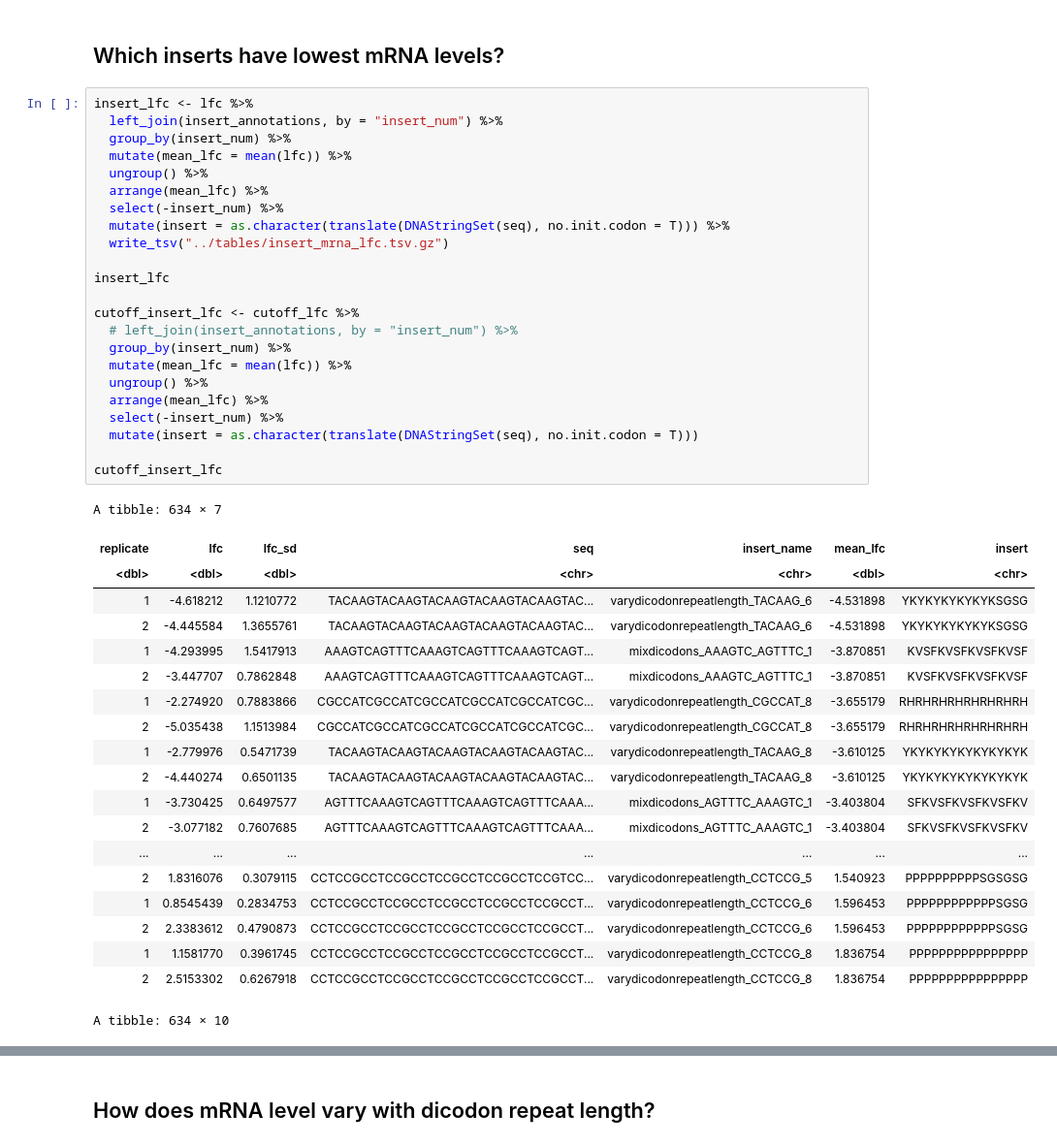
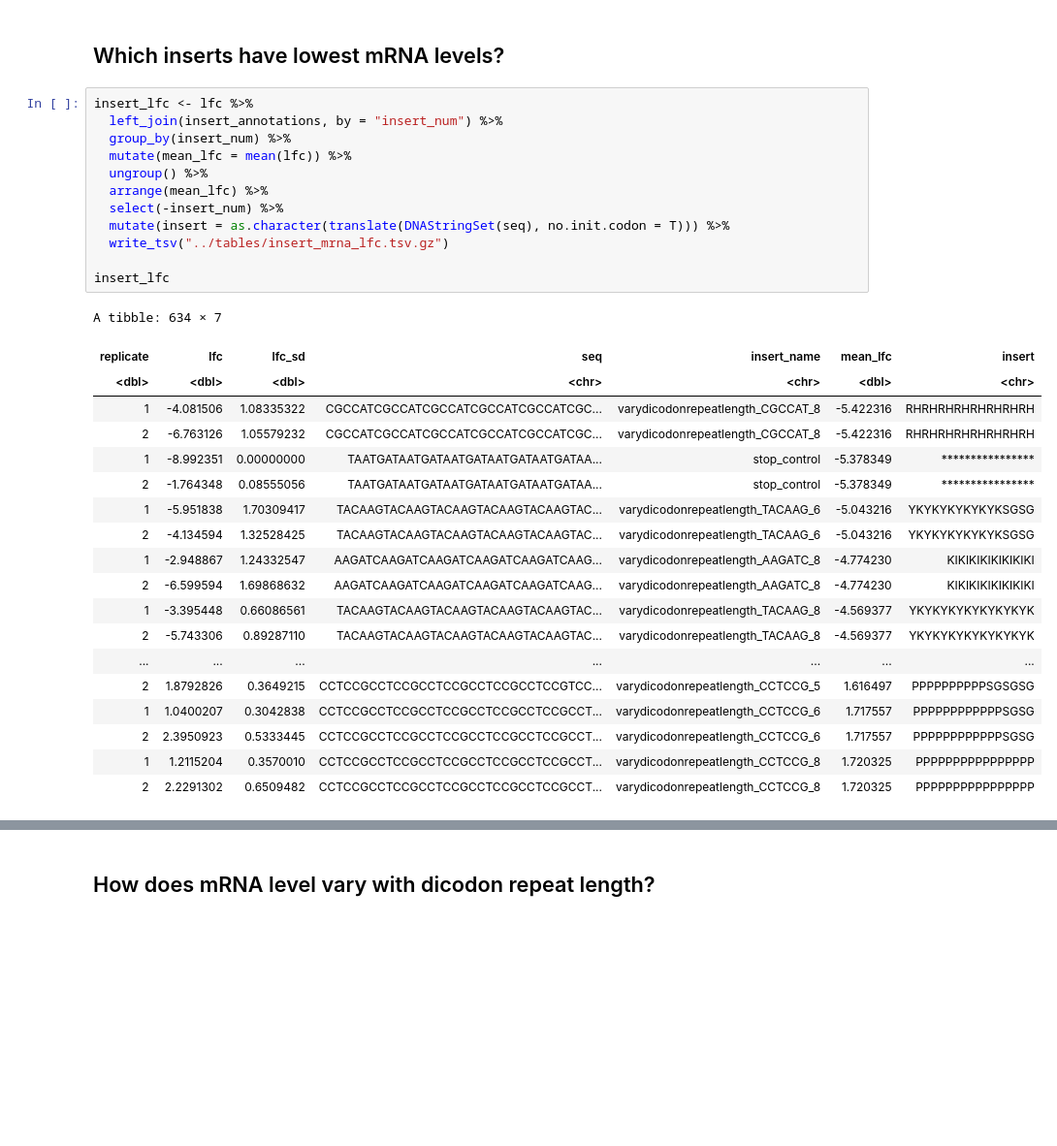
Before and after one commit to rasilab/burke_2022, a Jupyter notebook: analysis/barcode_seq/pool2_mrna/scripts/plot_didi_effects.ipynb, the cells around one changed output, grey strips where cells are left out. Shown at 97% size. Saved outputs shown, nothing was run; the diff lists cells and outputs as text; blank space fills up the shorter version.

```diff
--- a/analysis/barcode_seq/pool2_mrna/scripts/plot_didi_effects.ipynb
+++ b/analysis/barcode_seq/pool2_mrna/scripts/plot_didi_effects.ipynb
@@ -293,44 +249,32 @@ plot_data %>%
 # %%
 insert_lfc <- lfc %>%
   left_join(insert_annotations, by = "insert_num") %>%
   group_by(insert_num) %>%
   mutate(mean_lfc = mean(lfc)) %>%
   ungroup() %>%
   arrange(mean_lfc) %>%
   select(-insert_num) %>%
   mutate(insert = as.character(translate(DNAStringSet(seq), no.init.codon = T))) %>%
   write_tsv("../tables/insert_mrna_lfc.tsv.gz")
 
 insert_lfc
-
-cutoff_insert_lfc <- cutoff_lfc %>%
-  # left_join(insert_annotations, by = "insert_num") %>%
-  group_by(insert_num) %>%
-  mutate(mean_lfc = mean(lfc)) %>%
-  ungroup() %>%
-  arrange(mean_lfc) %>%
-  select(-insert_num) %>%
-  mutate(insert = as.character(translate(DNAStringSet(seq), no.init.codon = T)))
-
-cutoff_insert_lfc
 # %% [output]
 A tibble: 634 × 7
 | replicate | lfc | lfc_sd | seq | insert_name | mean_lfc | insert |
 | <dbl> | <dbl> | <dbl> | <chr> | <chr> | <dbl> | <chr> |
-| 1 | -4.618212 | 1.1210772 | TACAAGTACAAGTACAAGTACAAGTACAAGTAC... | varydicodonrepeatlength_TACAAG_6 | -4.531898 | YKYKYKYKYKYKSGSG |
-| 2 | -4.445584 | 1.3655761 | TACAAGTACAAGTACAAGTACAAGTACAAGTAC... | varydicodonrepeatlength_TACAAG_6 | -4.531898 | YKYKYKYKYKYKSGSG |
-| 1 | -4.293995 | 1.5417913 | AAAGTCAGTTTCAAAGTCAGTTTCAAAGTCAGT... | mixdicodons_AAAGTC_AGTTTC_1 | -3.870851 | KVSFKVSFKVSFKVSF |
-| 2 | -3.447707 | 0.7862848 | AAAGTCAGTTTCAAAGTCAGTTTCAAAGTCAGT... | mixdicodons_AAAGTC_AGTTTC_1 | -3.870851 | KVSFKVSFKVSFKVSF |
-| 1 | -2.274920 | 0.7883866 | CGCCATCGCCATCGCCATCGCCATCGCCATCGC... | varydicodonrepeatlength_CGCCAT_8 | -3.655179 | RHRHRHRHRHRHRHRH |
-| 2 | -5.035438 | 1.1513984 | CGCCATCGCCATCGCCATCGCCATCGCCATCGC... | varydicodonrepeatlength_CGCCAT_8 | -3.655179 | RHRHRHRHRHRHRHRH |
-| 1 | -2.779976 | 0.5471739 | TACAAGTACAAGTACAAGTACAAGTACAAGTAC... | varydicodonrepeatlength_TACAAG_8 | -3.610125 | YKYKYKYKYKYKYKYK |
-| 2 | -4.440274 | 0.6501135 | TACAAGTACAAGTACAAGTACAAGTACAAGTAC... | varydicodonrepeatlength_TACAAG_8 | -3.610125 | YKYKYKYKYKYKYKYK |
-| 1 | -3.730425 | 0.6497577 | AGTTTCAAAGTCAGTTTCAAAGTCAGTTTCAAA... | mixdicodons_AGTTTC_AAAGTC_1 | -3.403804 | SFKVSFKVSFKVSFKV |
-| 2 | -3.077182 | 0.7607685 | AGTTTCAAAGTCAGTTTCAAAGTCAGTTTCAAA... | mixdicodons_AGTTTC_AAAGTC_1 | -3.403804 | SFKVSFKVSFKVSFKV |
+| 1 | -4.081506 | 1.08335322 | CGCCATCGCCATCGCCATCGCCATCGCCATCGC... | varydicodonrepeatlength_CGCCAT_8 | -5.422316 | RHRHRHRHRHRHRHRH |
+| 2 | -6.763126 | 1.05579232 | CGCCATCGCCATCGCCATCGCCATCGCCATCGC... | varydicodonrepeatlength_CGCCAT_8 | -5.422316 | RHRHRHRHRHRHRHRH |
+| 1 | -8.992351 | 0.00000000 | TAATGATAATGATAATGATAATGATAATGATAA... | stop_control | -5.378349 | **************** |
+| 2 | -1.764348 | 0.08555056 | TAATGATAATGATAATGATAATGATAATGATAA... | stop_control | -5.378349 | **************** |
+| 1 | -5.951838 | 1.70309417 | TACAAGTACAAGTACAAGTACAAGTACAAGTAC... | varydicodonrepeatlength_TACAAG_6 | -5.043216 | YKYKYKYKYKYKSGSG |
+| 2 | -4.134594 | 1.32528425 | TACAAGTACAAGTACAAGTACAAGTACAAGTAC... | varydicodonrepeatlength_TACAAG_6 | -5.043216 | YKYKYKYKYKYKSGSG |
+| 1 | -2.948867 | 1.24332547 | AAGATCAAGATCAAGATCAAGATCAAGATCAAG... | varydicodonrepeatlength_AAGATC_8 | -4.774230 | KIKIKIKIKIKIKIKI |
+| 2 | -6.599594 | 1.69868632 | AAGATCAAGATCAAGATCAAGATCAAGATCAAG... | varydicodonrepeatlength_AAGATC_8 | -4.774230 | KIKIKIKIKIKIKIKI |
+| 1 | -3.395448 | 0.66086561 | TACAAGTACAAGTACAAGTACAAGTACAAGTAC... | varydicodonrepeatlength_TACAAG_8 | -4.569377 | YKYKYKYKYKYKYKYK |
+| 2 | -5.743306 | 0.89287110 | TACAAGTACAAGTACAAGTACAAGTACAAGTAC... | varydicodonrepeatlength_TACAAG_8 | -4.569377 | YKYKYKYKYKYKYKYK |
 | ... | ... | ... | ... | ... | ... | ... |
-| 2 | 1.8316076 | 0.3079115 | CCTCCGCCTCCGCCTCCGCCTCCGCCTCCGTCC... | varydicodonrepeatlength_CCTCCG_5 | 1.540923 | PPPPPPPPPPSGSGSG |
-| 1 | 0.8545439 | 0.2834753 | CCTCCGCCTCCGCCTCCGCCTCCGCCTCCGCCT... | varydicodonrepeatlength_CCTCCG_6 | 1.596453 | PPPPPPPPPPPPSGSG |
-| 2 | 2.3383612 | 0.4790873 | CCTCCGCCTCCGCCTCCGCCTCCGCCTCCGCCT... | varydicodonrepeatlength_CCTCCG_6 | 1.596453 | PPPPPPPPPPPPSGSG |
-| 1 | 1.1581770 | 0.3961745 | CCTCCGCCTCCGCCTCCGCCTCCGCCTCCGCCT... | varydicodonrepeatlength_CCTCCG_8 | 1.836754 | PPPPPPPPPPPPPPPP |
-| 2 | 2.5153302 | 0.6267918 | CCTCCGCCTCCGCCTCCGCCTCCGCCTCCGCCT... | varydicodonrepeatlength_CCTCCG_8 | 1.836754 | PPPPPPPPPPPPPPPP |
+| 2 | 1.8792826 | 0.3649215 | CCTCCGCCTCCGCCTCCGCCTCCGCCTCCGTCC... | varydicodonrepeatlength_CCTCCG_5 | 1.616497 | PPPPPPPPPPSGSGSG |
+| 1 | 1.0400207 | 0.3042838 | CCTCCGCCTCCGCCTCCGCCTCCGCCTCCGCCT... | varydicodonrepeatlength_CCTCCG_6 | 1.717557 | PPPPPPPPPPPPSGSG |
+| 2 | 2.3950923 | 0.5333445 | CCTCCGCCTCCGCCTCCGCCTCCGCCTCCGCCT... | varydicodonrepeatlength_CCTCCG_6 | 1.717557 | PPPPPPPPPPPPSGSG |
+| 1 | 1.2115204 | 0.3570010 | CCTCCGCCTCCGCCTCCGCCTCCGCCTCCGCCT... | varydicodonrepeatlength_CCTCCG_8 | 1.720325 | PPPPPPPPPPPPPPPP |
+| 2 | 2.2291302 | 0.6509482 | CCTCCGCCTCCGCCTCCGCCTCCGCCTCCGCCT... | varydicodonrepeatlength_CCTCCG_8 | 1.720325 | PPPPPPPPPPPPPPPP |
-A tibble: 634 × 10
```
Also changed, not shown: parts of 23 cells of this notebook, 2 other files.
